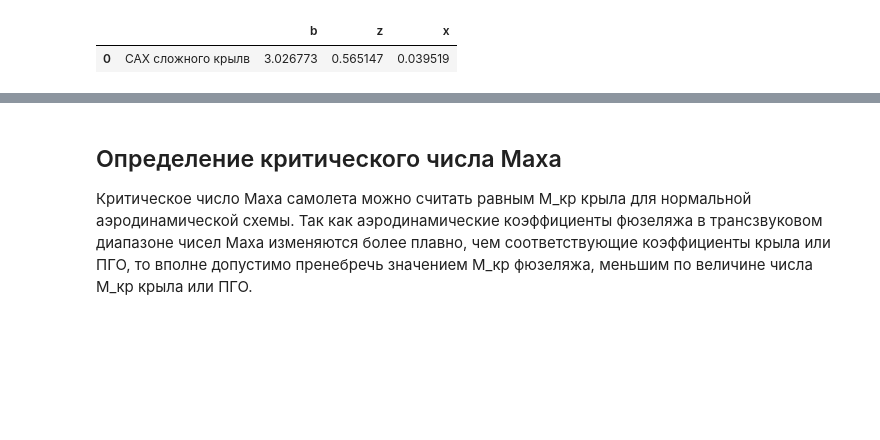
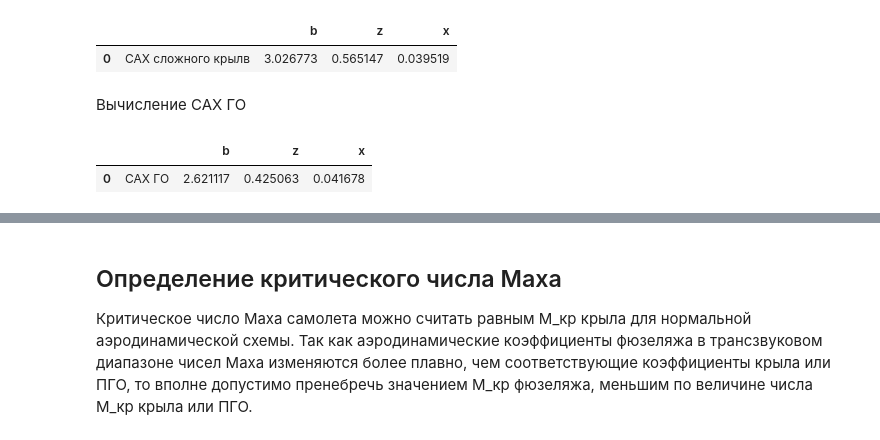
Before and after one commit to SuperSLD/AeroKursach, a Jupyter notebook: aero_yak141.ipynb, the cells around one changed output, grey strips where cells are left out. Cells and saved outputs as stored; diff of their text form; code cells hidden in the pictures; blank space fills up the shorter version.

```diff
--- a/aero_yak141.ipynb
+++ b/aero_yak141.ipynb
@@ -32,8 +32,8 @@ w_params = [
     ],
     2
 ]
-ho_params = ["ГО", [[3.921, 0.210, 4.854/2]], 2]
-vo_params = ["ВО", [[2.556, 0.210, 2.771]], 2]
+ho_params = ["ГО", [[3.921, 0.210, 4.854/2, 56]], 2]
+vo_params = ["ВО", [[2.556, 0.210, 2.771, 40]], 2]
 
 #Параметры для консольных частей (без учета части, которая в фюзеляже)
 w_params_k = [
@@ -44,10 +44,12 @@ w_params_k = [
     ],
     2
 ]
-ho_params_k = ["ГО", [[2.7, 0.210, 1.163]], 2]
-vo_params_k = ["ВО", [[1.92, 0.210, 2.02]], 2]
+ho_params_k = ["ГО", [[2.7, 0.210, 1.163, 56]], 2]
+vo_params_k = ["ВО", [[1.92, 0.210, 2.02, 40]], 2]
 
 all_M = [0.2, 0.4, 0.8, 1.3, 1.6, 1.8]
+
+all_a = [0, 2, 4, 6]
 
 #толщина профиля
 c_max = 0.203
@@ -251,7 +253,6 @@ def SAH(wing):
     bototmSum = 0
     l = 0
     for part in wing[1]:
-        l += part[2] * 2
         b, z, x, S = SAH_simple(part[0], part[1], part[2], part[3])
         b_topSum += b*S
         z_topSup += z*S
@@ -276,3 +277,12 @@ pd.DataFrame(tableData, columns=[ "","b", "z", "x"])
 # %% [output]
 |  |  | b | z | x |
 | 0 | САХ сложного крылв | 3.026773 | 0.565147 | 0.039519 |
+# %% [markdown]
+Вычисление САХ ГО
+# %%
+b, z, x = SAH(ho_params)
+tableData = [["САХ ГО", b, z, x]]
+pd.DataFrame(tableData, columns=[ "","b", "z", "x"])
+# %% [output]
+|  |  | b | z | x |
+| 0 | САХ ГО | 2.621117 | 0.425063 | 0.041678 |
```
Also changed, not shown: parts of 2 cells of this notebook.
